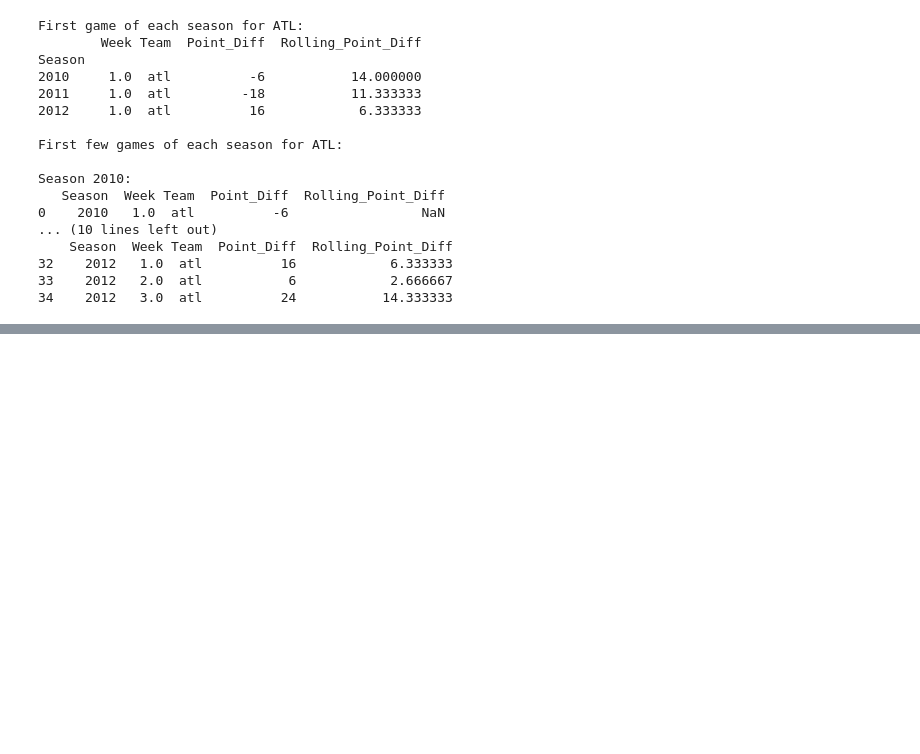
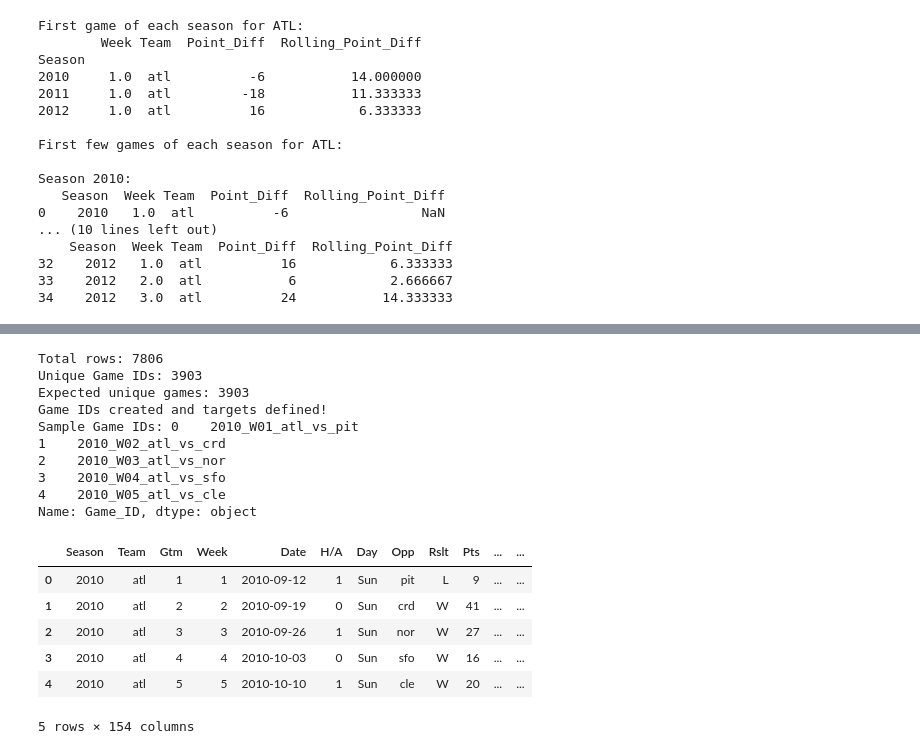
Before and after one commit to natelove02/NFL-Model, a Jupyter notebook: data_engineering.ipynb, the cells around one changed output, grey strips where cells are left out. Cells and saved outputs as stored; diff of their text form; code cells hidden in the pictures; blank space fills up the shorter version.

```diff
--- a/data_engineering.ipynb
+++ b/data_engineering.ipynb
@@ -939,0 +1020,50 @@ KeyError: 'PassYards'
+# %%
+# Step 5: Create Game ID and Prepare Matchup Data
+# Create unique game identifiers for merging home/away data
+
+def create_game_id(row):
+    """Create consistent game ID regardless of home/away perspective"""
+    teams = sorted([row['Team'], row['Opp']])
+    return f"{row['Season']}_W{row['Week']:02d}_{teams[0]}_vs_{teams[1]}"
+
+# Add Game ID
+model_df_enhanced['Game_ID'] = model_df_enhanced.apply(create_game_id, axis=1)
+
+# Verify Game IDs
+print(f"Total rows: {len(model_df_enhanced)}")
+print(f"Unique Game IDs: {model_df_enhanced['Game_ID'].nunique()}")
+print(f"Expected unique games: {len(model_df_enhanced) // 2}")  # Should be roughly half since each game has 2 rows
+
+# Check for any issues
+game_counts = model_df_enhanced['Game_ID'].value_counts()
+if (game_counts != 2).any():
+    print(f"Warning: {(game_counts != 2).sum()} games don't have exactly 2 rows")
+    print("Sample problematic games:")
+    print(game_counts[game_counts != 2].head())
+
+# Define the three target variables
+model_df_enhanced['spread_target'] = model_df_enhanced['Pts'] - model_df_enhanced['PtsO']
+model_df_enhanced['total_target'] = model_df_enhanced['Total Score']
+model_df_enhanced['win_target'] = (model_df_enhanced['Pts'] > model_df_enhanced['PtsO']).astype(int)
+
+print("Game IDs created and targets defined!")
+print(f"Sample Game IDs: {model_df_enhanced['Game_ID'].head()}")
+model_df_enhanced.head()
+# %% [output]
+Total rows: 7806
+Unique Game IDs: 3903
+Expected unique games: 3903
+Game IDs created and targets defined!
+Sample Game IDs: 0    2010_W01_atl_vs_pit
+1    2010_W02_atl_vs_crd
+2    2010_W03_atl_vs_nor
+3    2010_W04_atl_vs_sfo
+4    2010_W05_atl_vs_cle
+Name: Game_ID, dtype: object
+|  | Season | Team | Gtm | Week | Date | H/A | Day | Opp | Rslt | Pts | ... | ... |
+| 0 | 2010 | atl | 1 | 1 | 2010-09-12 | 1 | Sun | pit | L | 9 | ... | ... |
+| 1 | 2010 | atl | 2 | 2 | 2010-09-19 | 0 | Sun | crd | W | 41 | ... | ... |
+| 2 | 2010 | atl | 3 | 3 | 2010-09-26 | 1 | Sun | nor | W | 27 | ... | ... |
+| 3 | 2010 | atl | 4 | 4 | 2010-10-03 | 0 | Sun | sfo | W | 16 | ... | ... |
+| 4 | 2010 | atl | 5 | 5 | 2010-10-10 | 1 | Sun | cle | W | 20 | ... | ... |
+5 rows × 154 columns
```
Also changed, not shown: parts of 5 cells of this notebook, 2 other files.
